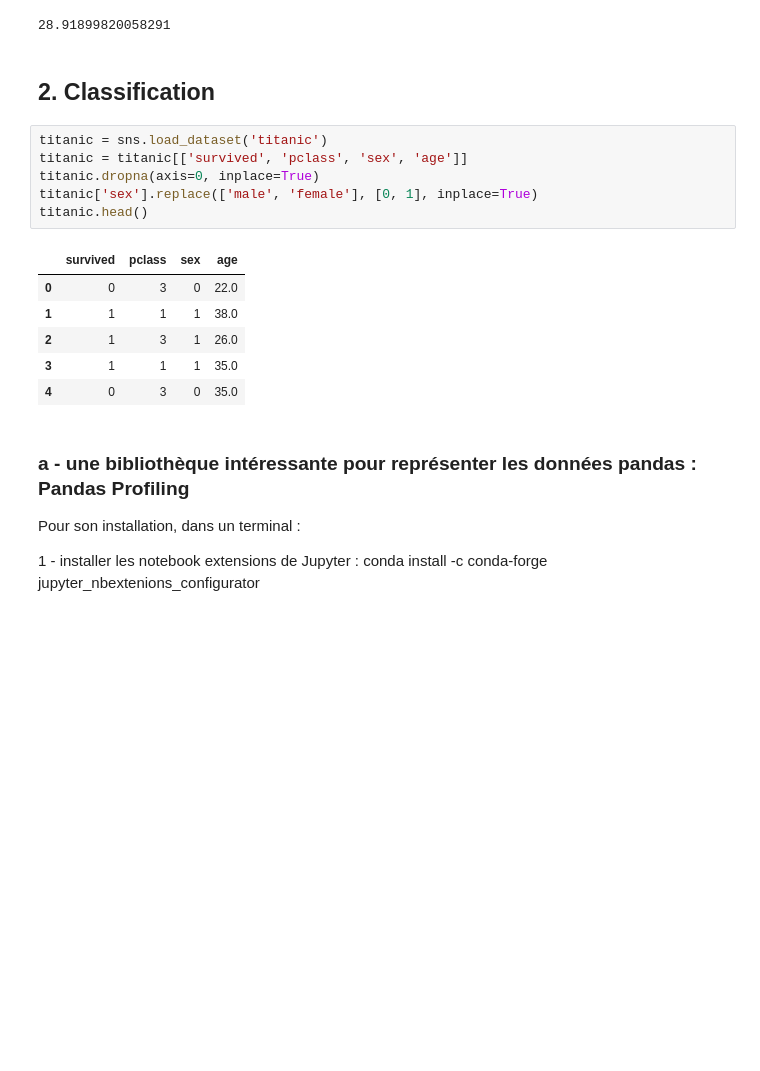
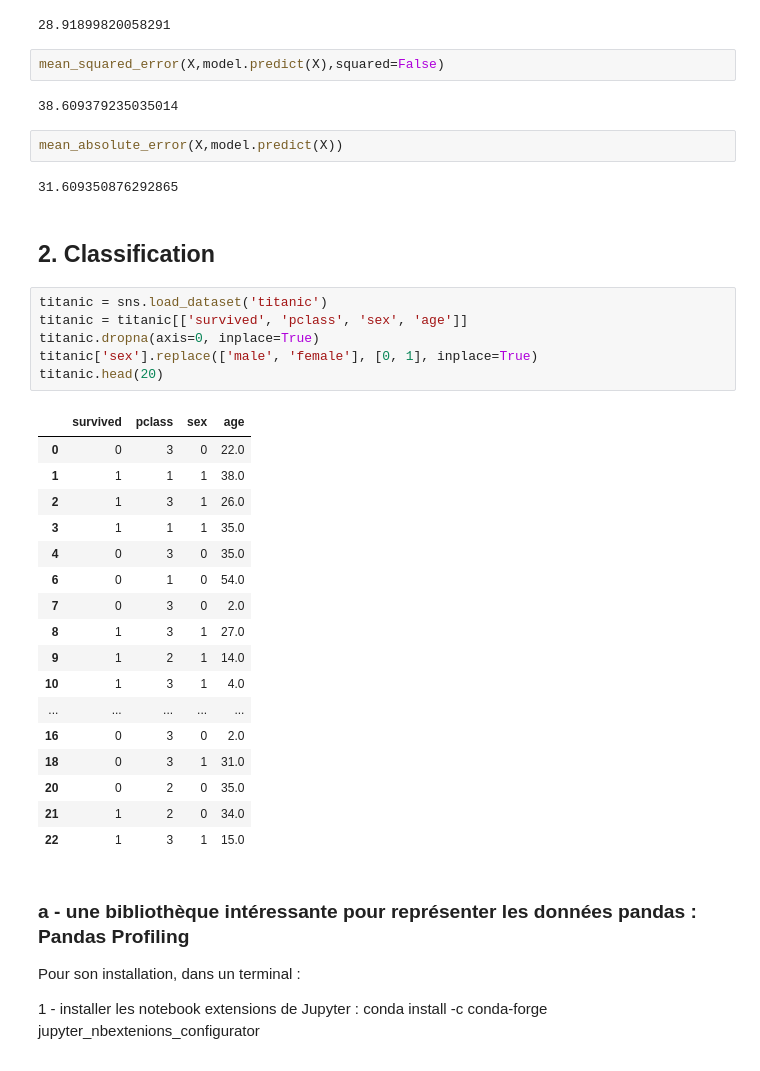
Before and after one commit to jmbernabotto/INSA2021, a Jupyter notebook: scikit_learn_1.ipynb, the cells around one changed output. Saved outputs shown, nothing was run; the diff lists cells and outputs as text; blank space fills up the shorter version.

```diff
--- a/scikit_learn_1.ipynb
+++ b/scikit_learn_1.ipynb
@@ -87,21 +121,40 @@ mean_squared_error(X,model2.predict(X),squared=False)
 mean_absolute_error(X,model2.predict(X))
 # %% [output]
 28.91899820058291
+# %%
+mean_squared_error(X,model.predict(X),squared=False)
+# %% [output]
+38.609379235035014
+# %%
+mean_absolute_error(X,model.predict(X))
+# %% [output]
+31.609350876292865
 # %% [markdown]
 ## 2. Classification
 # %%
 titanic = sns.load_dataset('titanic')
 titanic = titanic[['survived', 'pclass', 'sex', 'age']]
 titanic.dropna(axis=0, inplace=True)
 titanic['sex'].replace(['male', 'female'], [0, 1], inplace=True)
-titanic.head()
+titanic.head(20)
 # %% [output]
 |  | survived | pclass | sex | age |
 | 0 | 0 | 3 | 0 | 22.0 |
 | 1 | 1 | 1 | 1 | 38.0 |
 | 2 | 1 | 3 | 1 | 26.0 |
 | 3 | 1 | 1 | 1 | 35.0 |
 | 4 | 0 | 3 | 0 | 35.0 |
+| 6 | 0 | 1 | 0 | 54.0 |
+| 7 | 0 | 3 | 0 | 2.0 |
+| 8 | 1 | 3 | 1 | 27.0 |
+| 9 | 1 | 2 | 1 | 14.0 |
+| 10 | 1 | 3 | 1 | 4.0 |
+| ... | ... | ... | ... | ... |
+| 16 | 0 | 3 | 0 | 2.0 |
+| 18 | 0 | 3 | 1 | 31.0 |
+| 20 | 0 | 2 | 0 | 35.0 |
+| 21 | 1 | 2 | 0 | 34.0 |
+| 22 | 1 | 3 | 1 | 15.0 |
 # %% [markdown]
 ### a -  une bibliothèque intéressante pour représenter les données pandas : Pandas Profiling
 
```
Also changed, not shown: parts of 26 cells of this notebook.
